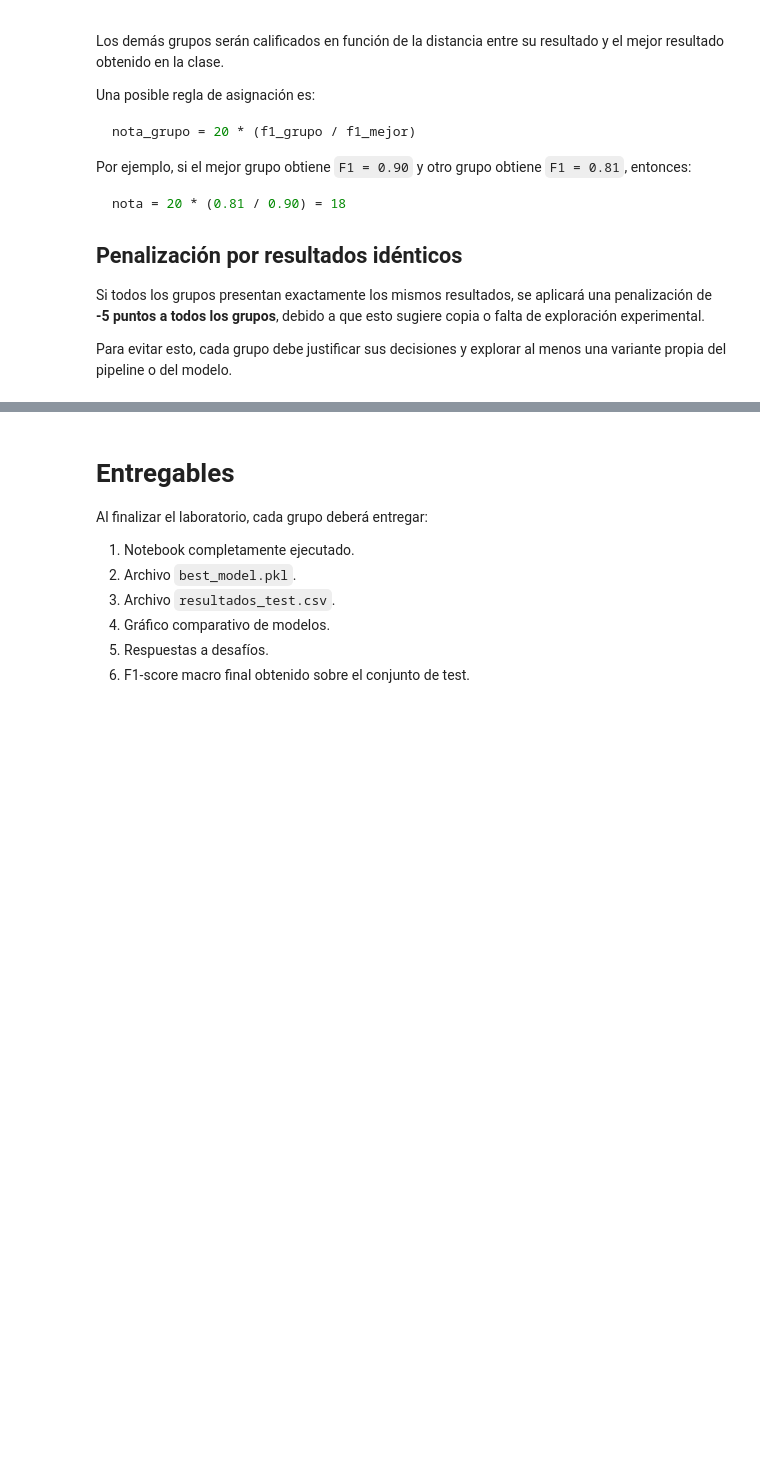
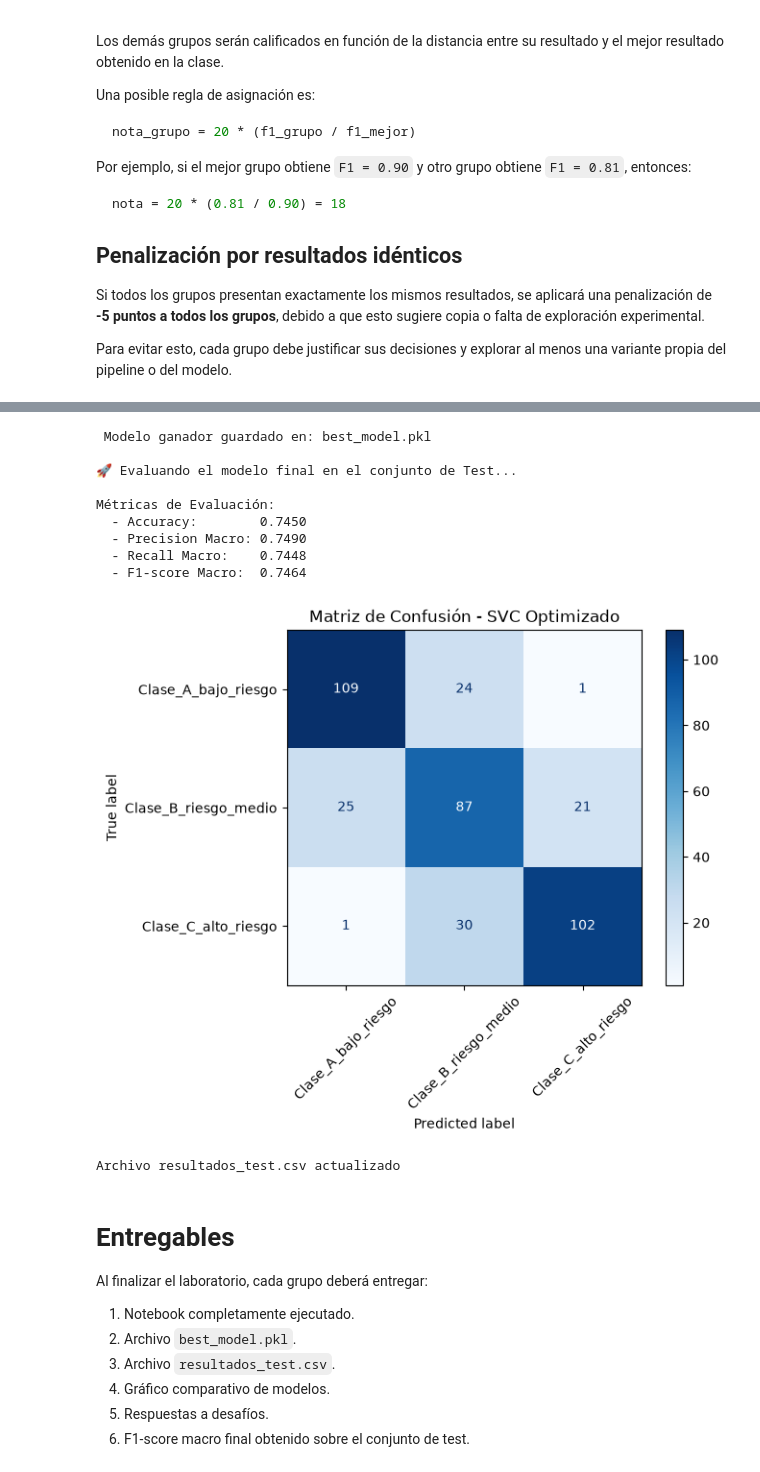
Before and after one commit to nico-0107/LaboratorioFinal-IA, a Jupyter notebook: laboratorio_final_ia.ipynb, the cells around one changed output, grey strips where cells are left out. Drawn from its saved outputs; the diff is of its cells as text; code cells hidden in the pictures; blank space fills up the shorter version.

```diff
--- a/laboratorio_final_ia.ipynb
+++ b/laboratorio_final_ia.ipynb
@@ -567,23 +707,41 @@ Para evitar esto, cada grupo debe justificar sus decisiones y explorar al menos
 # %%
-# 1. Extraemos el pipeline ganador absoluto
+# 1. Extraemos el pipeline ganador absoluto de la megabúsqueda (el SVC lineal)
 mejor_modelo_final = grid_search.best_estimator_
 
-# 2. Guardamos ese nuevo modelo
+# 2. Guardamos este súper modelo en disco para la entrega
 model_path = "best_model.pkl"
 joblib.dump(mejor_modelo_final, model_path)
-print(f"Nuevo modelo optimizado guardado en: {model_path}\n")
+print(f" Modelo ganador guardado en: {model_path}\n")
 
-# 3. Evaluamos en el conjunto de test
-print("🚀 Evaluando el modelo súper optimizado en el conjunto de Test...")
+# 3. La prueba de fuego: Evaluamos en el conjunto de test
+print("🚀 Evaluando el modelo final en el conjunto de Test...\n")
 y_pred_test_opt = evaluate(model_path, X_test, y_test)
 
-# 4. Guardamos las nuevas predicciones
+# 4. Generamos el gráfico de la Matriz de Confusión para el Test Final
+disp = ConfusionMatrixDisplay.from_predictions(y_test, y_pred_test_opt, cmap="Blues")
+disp.ax_.set_title("Matriz de Confusión - SVC Optimizado")
+plt.xticks(rotation=45)
+plt.show()
+
+# 5. Guardamos las predicciones finales en el CSV
 final_results_opt = X_test.copy()
 final_results_opt["Clase real"] = y_test.values
 final_results_opt["Clase predicha"] = y_pred_test_opt
 
 final_results_opt.to_csv("resultados_test.csv", index=False)
-print("\n¡Archivo resultados_test.csv ACTUALIZADO con las predicciones del modelo ganador!")
+print("Archivo resultados_test.csv actualizado")
+# %% [output]
+ Modelo ganador guardado en: best_model.pkl
+
+🚀 Evaluando el modelo final en el conjunto de Test...
+
+Métricas de Evaluación:
+  - Accuracy:        0.7450
+  - Precision Macro: 0.7490
+  - Recall Macro:    0.7448
+  - F1-score Macro:  0.7464
+[figure, added]
+Archivo resultados_test.csv actualizado
 # %% [markdown]
 # Entregables
 
```
Also changed, not shown: parts of 4 cells of this notebook, 2 other files.
